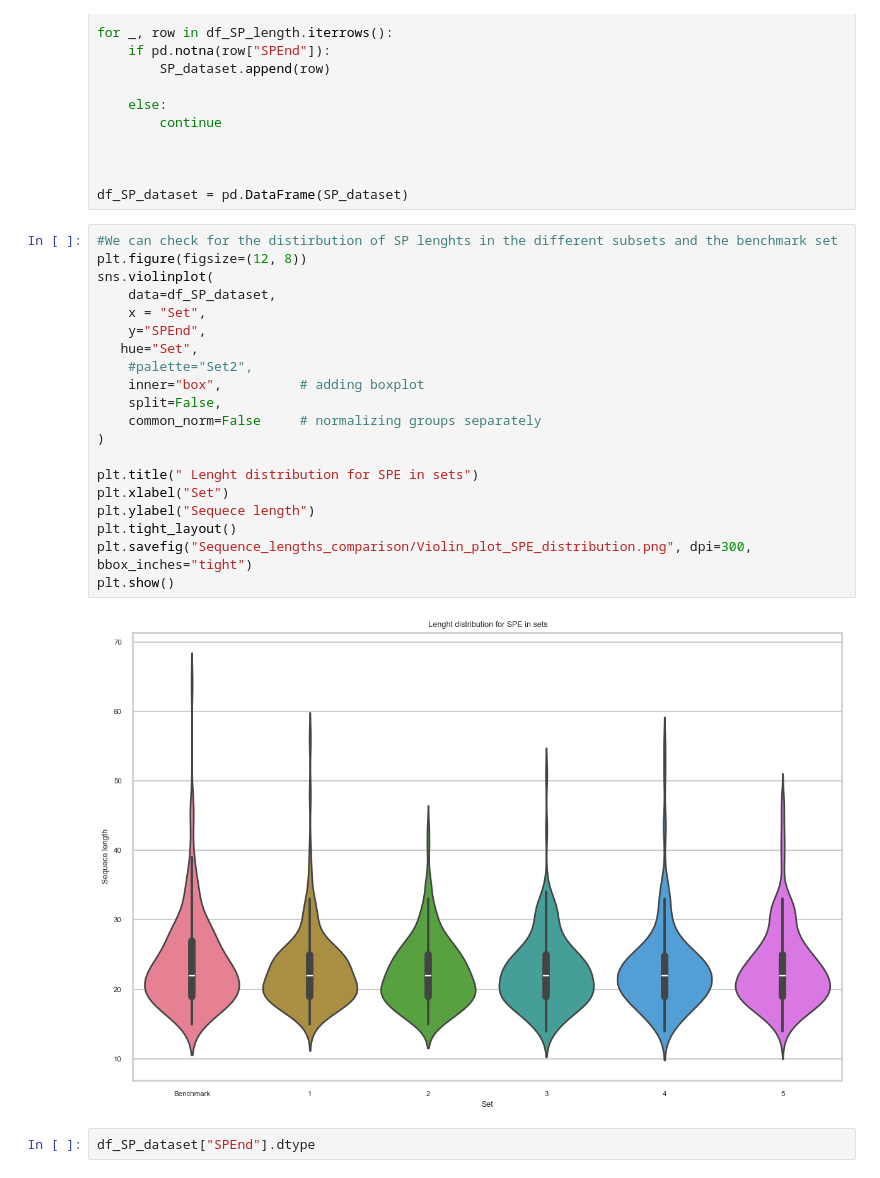
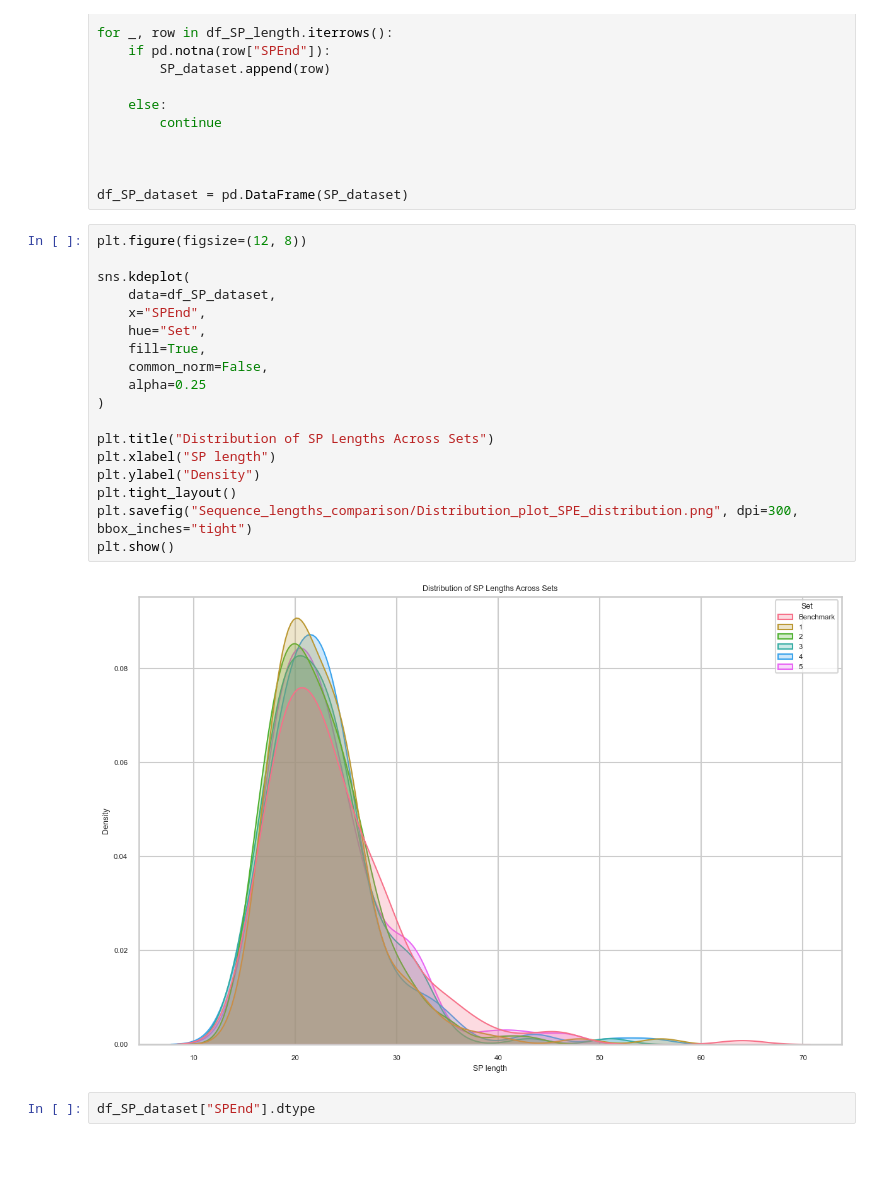
Before and after one commit to neginnilforosh/Labratory_of_Bioinformtics2, a Jupyter notebook: 3.Data_Analysis/plots.ipynb, the cells around one changed output. Drawn from its saved outputs; the diff is of its cells as text.

```diff
--- a/3.Data_Analysis/plots.ipynb
+++ b/3.Data_Analysis/plots.ipynb
@@ -311,27 +316,25 @@ for _, row in df_SP_length.iterrows():
 
 df_SP_dataset = pd.DataFrame(SP_dataset)
 # %%
-#We can check for the distirbution of SP lenghts in the different subsets and the benchmark set
 plt.figure(figsize=(12, 8))
-sns.violinplot(
+
+sns.kdeplot(
     data=df_SP_dataset,
-    x = "Set",
-    y="SPEnd",
-   hue="Set",
-    #palette="Set2",
-    inner="box",          # adding boxplot
-    split=False,
-    common_norm=False     # normalizing groups separately
+    x="SPEnd",
+    hue="Set",
+    fill=True,
+    common_norm=False,
+    alpha=0.25
 )
 
-plt.title(" Lenght distribution for SPE in sets")
-plt.xlabel("Set")
-plt.ylabel("Sequece length")
+plt.title("Distribution of SP Lengths Across Sets")
+plt.xlabel("SP length")
+plt.ylabel("Density")
 plt.tight_layout()
-plt.savefig("Sequence_lengths_comparison/Violin_plot_SPE_distribution.png", dpi=300, bbox_inches="tight")
+plt.savefig("Sequence_lengths_comparison/Distribution_plot_SPE_distribution.png", dpi=300, bbox_inches="tight")
 plt.show()
 # %% [output]
-[figure, old version]
+[figure, new version]
 # %%
 df_SP_dataset["SPEnd"].dtype
 # %% [output]
```
Also changed, not shown: parts of 4 cells of this notebook, 31 other files.
